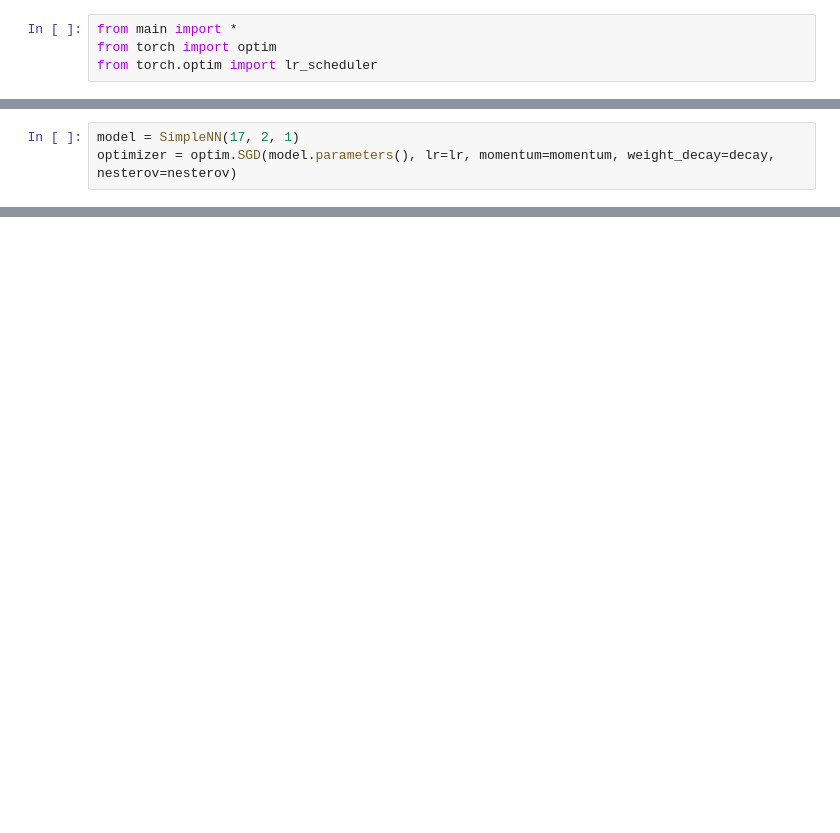
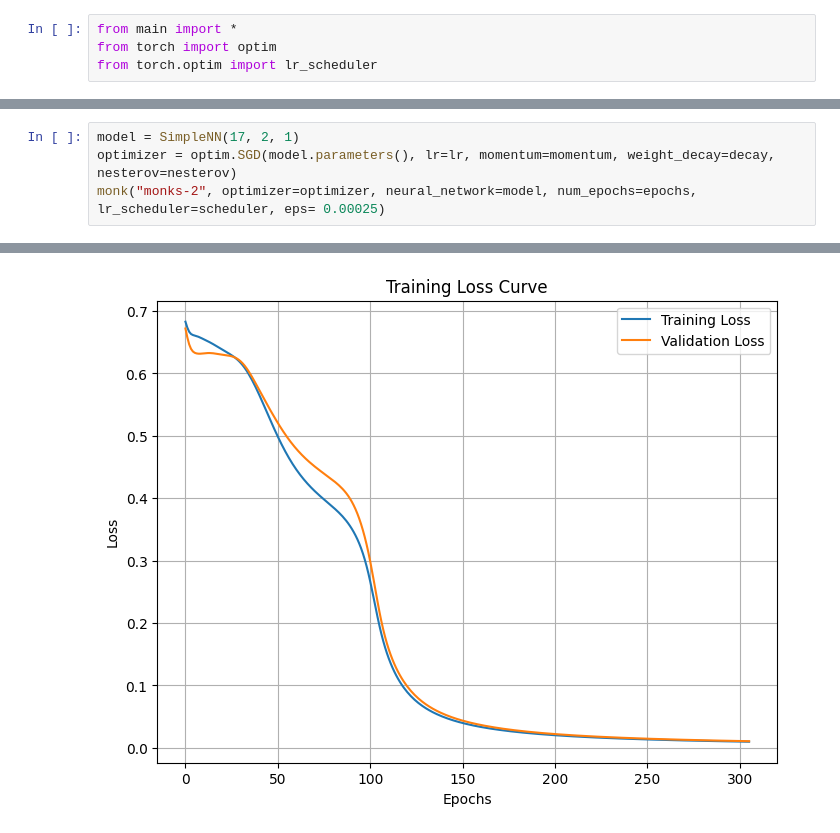
Before and after one commit to Alexthw46/ML, a Jupyter notebook: monks.ipynb, the cells around one changed output, grey strips where cells are left out. Saved outputs shown, nothing was run; the diff lists cells and outputs as text; blank space fills up the shorter version.

```diff
--- a/monks.ipynb
+++ b/monks.ipynb
@@ -21,3 +20,5 @@ Test Loss: 0.19539415836334229, Accuracy: 0.9120370370370371)
 # %%
 model = SimpleNN(17, 2, 1)
 optimizer = optim.SGD(model.parameters(), lr=lr, momentum=momentum, weight_decay=decay, nesterov=nesterov)
+monk("monks-2", optimizer=optimizer, neural_network=model, num_epochs=epochs, lr_scheduler=scheduler, eps= 0.00025)
+# %% [output]
@@ -23,0 +26 @@ optimizer = optim.SGD(model.parameters(), lr=lr, momentum=momentum, weight_decay
+[figure, added]
```
Also changed, not shown: parts of 8 cells of this notebook, 2 other files.
